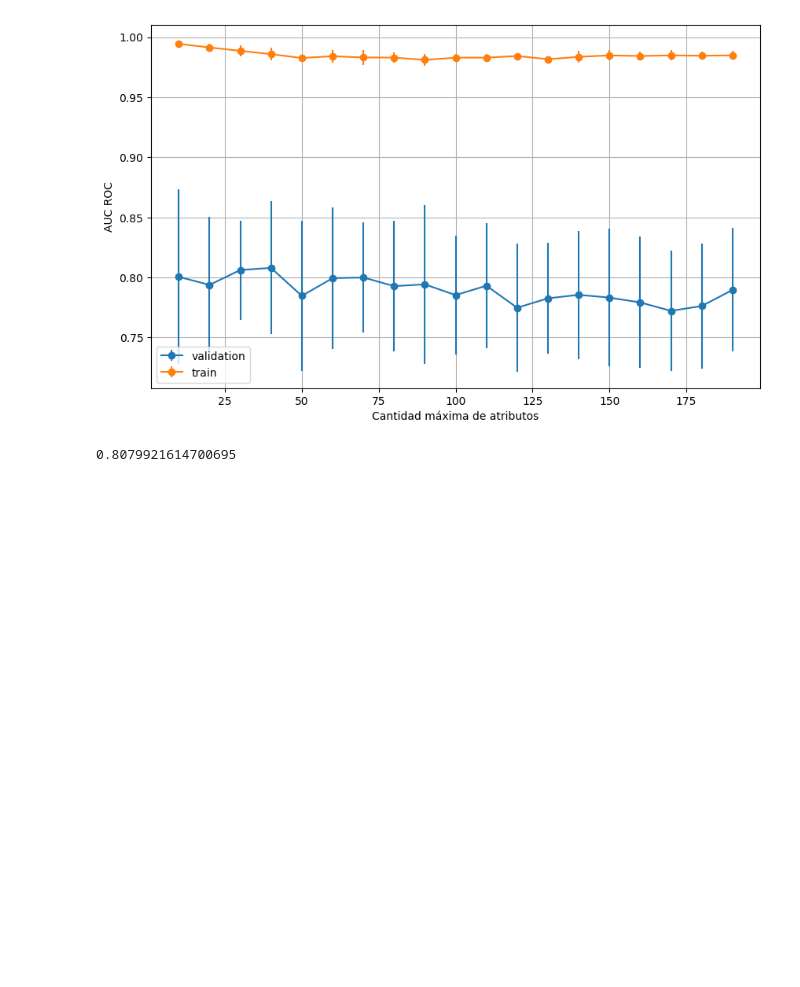
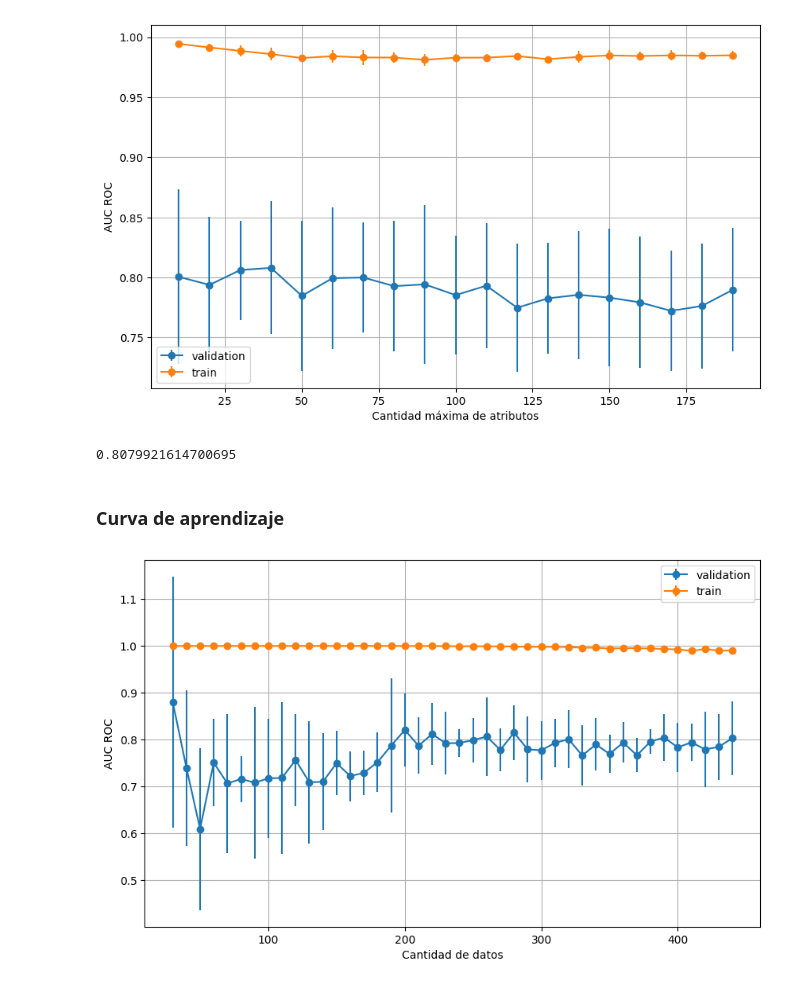
Before and after one commit to fedeaar/aa-tp01, a Jupyter notebook: experimentacion/ej4_3.ipynb, the cells around one changed output. Saved outputs shown, nothing was run; the diff lists cells and outputs as text; code cells hidden in the pictures; blank space fills up the shorter version.

Commit message:
add curva de aprendizaje para rf

```diff
--- a/experimentacion/ej4_3.ipynb
+++ b/experimentacion/ej4_3.ipynb
@@ -86,3 +89,38 @@ plt.show()
 max(mean_val_scores)
 # %% [output]
 0.8079921614700695
+# %% [markdown]
+### Curva de aprendizaje
+# %%
+mean_val_scores = []
+std_val_scores = []
+mean_train_scores = []
+std_train_scores = []
+
+best_params = best_params
+best_params["max_features"] = 30
+k = 5
+n = X_train.shape[0]
+cv = StratifiedKFold(n_splits=k, shuffle=True, random_state=seed)
+cols_val = [f"split_val_{i}" for i in range(k)]
+cols_train = [f"split_train_{i}" for i in range(k)]
+train = range(30, n, 10)
+for idx in train:
+    svm = ForestTreeWrapper(**best_params, random_state=seed)
+    auc_scores, _ = cross_validate(svm, X_train[:idx,], y_train[:idx,], metric=aucroc, use_decision=True, cv=cv)
+    mean_val_scores.append(auc_scores.mean_val.aucroc)
+    std_val_scores.append(auc_scores[cols_val].std(axis=1).aucroc)
+    mean_train_scores.append(auc_scores.mean_train.aucroc)
+    std_train_scores.append(auc_scores[cols_train].std(axis=1).aucroc)
+# %%
+plt.figure(figsize=(10, 6))
+plt.errorbar(train, mean_val_scores, std_val_scores, fmt='-o', label="validation")
+plt.errorbar(train, mean_train_scores, std_train_scores, fmt='-o', label="train")
+plt.legend()
+plt.xlabel('Cantidad de datos')
+plt.ylabel('AUC ROC')
+# plt.title('Curva de Complejidad para Árbol de Decisión (criterion=Entropy)')
+plt.grid(True)
+plt.show()
+# %% [output]
+[figure, added]
```
Also changed, not shown: parts of 2 cells of this notebook.
